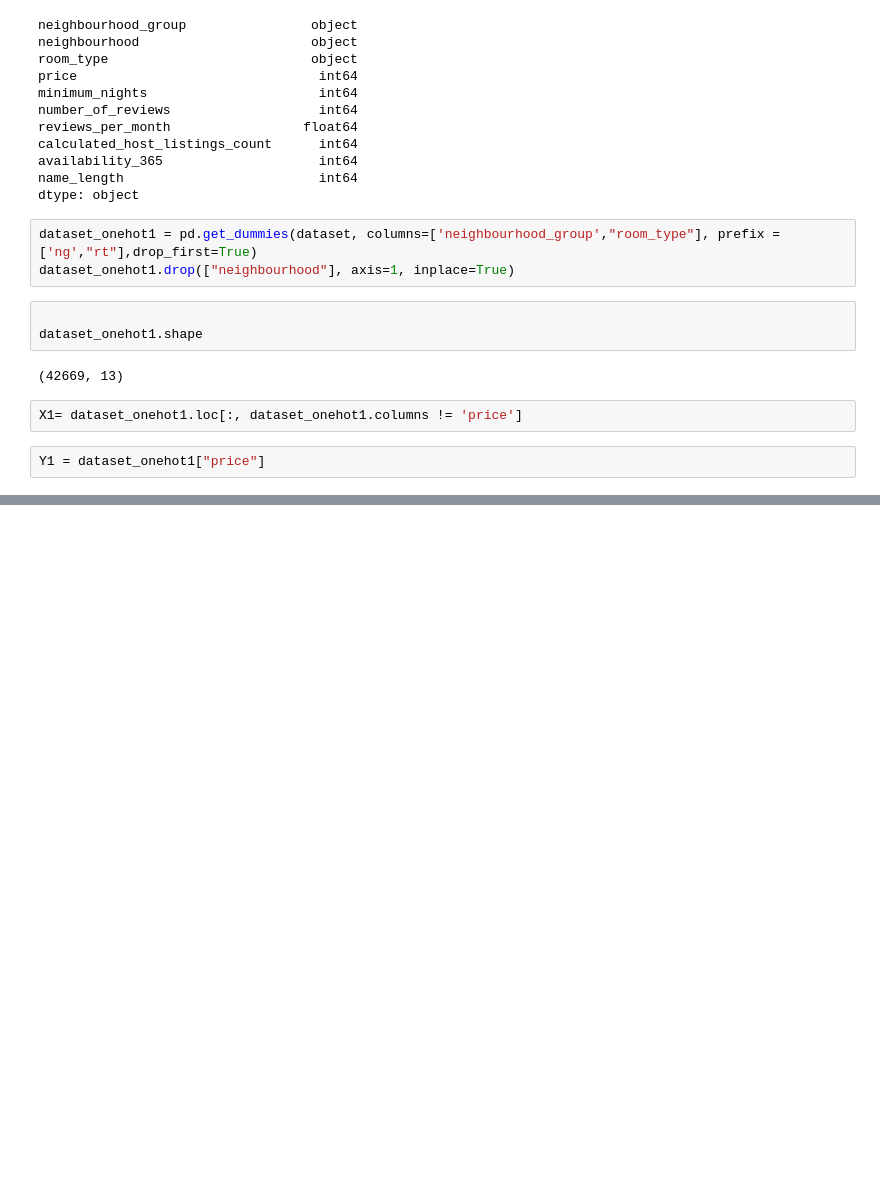
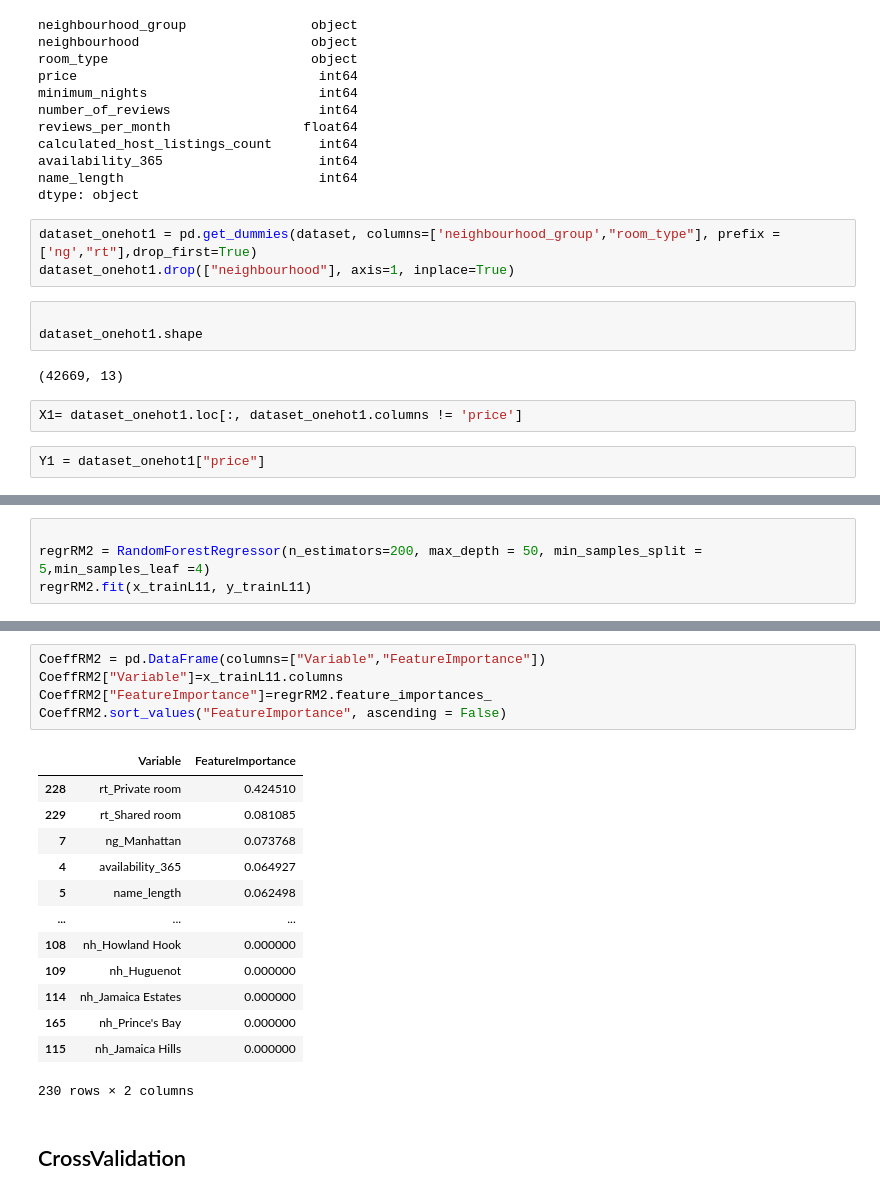
Before and after one commit to evgeniya-egupova/wise_host, a Jupyter notebook: data/price_prediction.ipynb, the cells around one changed output, grey strips where cells are left out. Saved outputs shown, nothing was run; the diff lists cells and outputs as text; blank space fills up the shorter version.

```diff
--- a/data/price_prediction.ipynb
+++ b/data/price_prediction.ipynb
@@ -387,0 +477,4 @@ Y1 = dataset_onehot1["price"]
+# %%
+
+regrRM2 = RandomForestRegressor(n_estimators=200, max_depth = 50, min_samples_split = 5,min_samples_leaf =4)
+regrRM2.fit(x_trainL11, y_trainL11)
@@ -387,0 +497,21 @@ Y1 = dataset_onehot1["price"]
+# %%
+CoeffRM2 = pd.DataFrame(columns=["Variable","FeatureImportance"])
+CoeffRM2["Variable"]=x_trainL11.columns
+CoeffRM2["FeatureImportance"]=regrRM2.feature_importances_
+CoeffRM2.sort_values("FeatureImportance", ascending = False)
+# %% [output]
+|  | Variable | FeatureImportance |
+| 228 | rt_Private room | 0.424510 |
+| 229 | rt_Shared room | 0.081085 |
+| 7 | ng_Manhattan | 0.073768 |
+| 4 | availability_365 | 0.064927 |
+| 5 | name_length | 0.062498 |
+| ... | ... | ... |
+| 108 | nh_Howland Hook | 0.000000 |
+| 109 | nh_Huguenot | 0.000000 |
+| 114 | nh_Jamaica Estates | 0.000000 |
+| 165 | nh_Prince's Bay | 0.000000 |
+| 115 | nh_Jamaica Hills | 0.000000 |
+230 rows × 2 columns
+# %% [markdown]
+## CrossValidation
```
Also changed, not shown: parts of 23 cells of this notebook.
